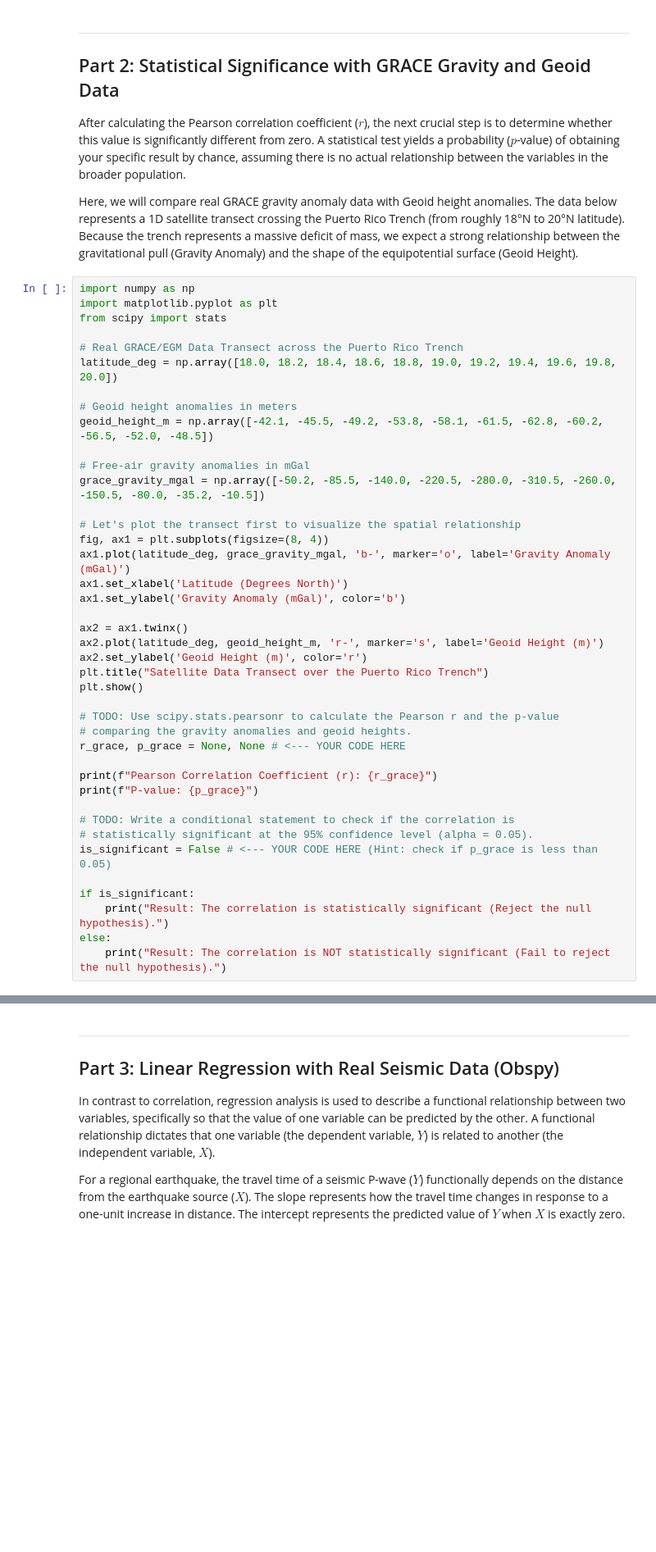
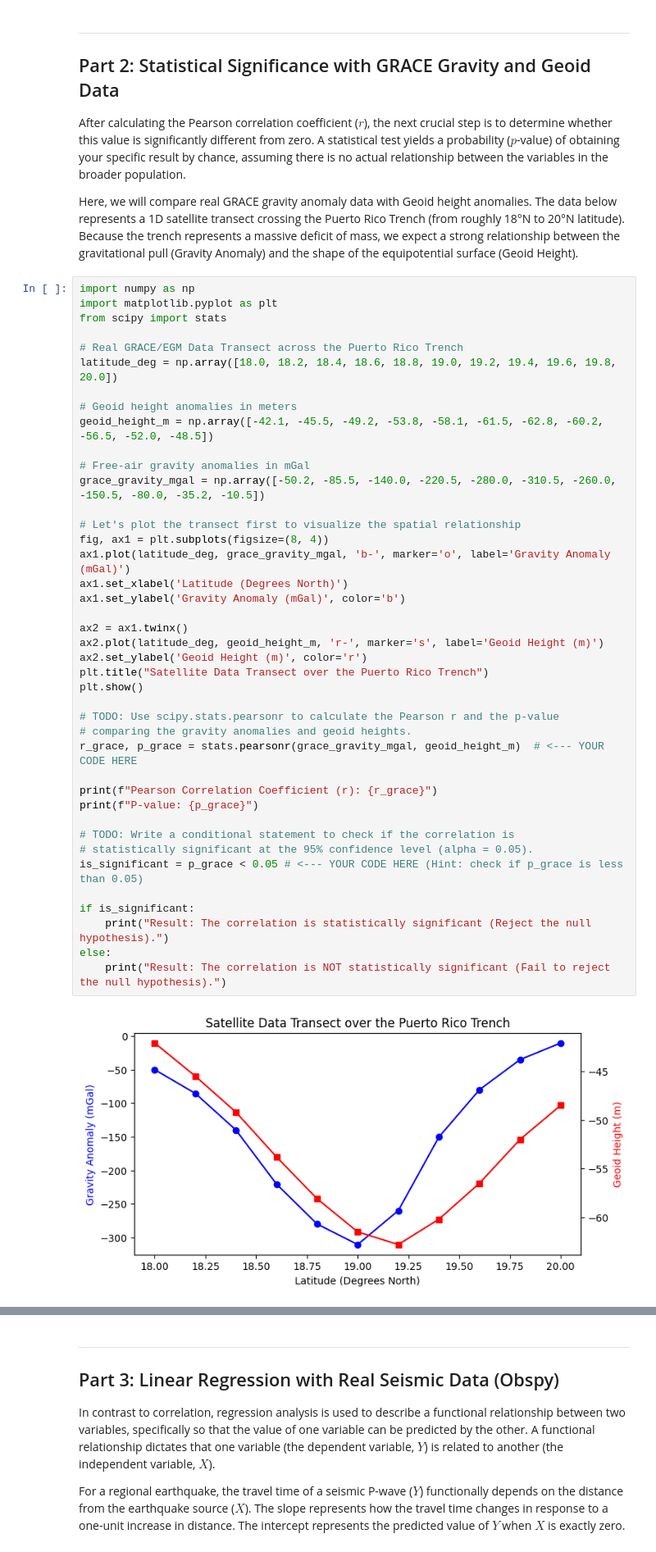
Before and after one commit to Hayden-Martin4250/Earthscience2245, a Jupyter notebook: ES2245_lab7.ipynb, the cells around one changed output, grey strips where cells are left out. Shown at 82% size. Drawn from its saved outputs; the diff is of its cells as text; blank space fills up the shorter version.

```diff
--- a/ES2245_lab7.ipynb
+++ b/ES2245_lab7.ipynb
@@ -80,32 +80,34 @@ latitude_deg = np.array([18.0, 18.2, 18.4, 18.6, 18.8, 19.0, 19.2, 19.4, 19.6, 1
 geoid_height_m = np.array([-42.1, -45.5, -49.2, -53.8, -58.1, -61.5, -62.8, -60.2, -56.5, -52.0, -48.5])
 
 # Free-air gravity anomalies in mGal
 grace_gravity_mgal = np.array([-50.2, -85.5, -140.0, -220.5, -280.0, -310.5, -260.0, -150.5, -80.0, -35.2, -10.5])
 
 # Let's plot the transect first to visualize the spatial relationship
 fig, ax1 = plt.subplots(figsize=(8, 4))
 ax1.plot(latitude_deg, grace_gravity_mgal, 'b-', marker='o', label='Gravity Anomaly (mGal)')
 ax1.set_xlabel('Latitude (Degrees North)')
 ax1.set_ylabel('Gravity Anomaly (mGal)', color='b')
 
 ax2 = ax1.twinx()
 ax2.plot(latitude_deg, geoid_height_m, 'r-', marker='s', label='Geoid Height (m)')
 ax2.set_ylabel('Geoid Height (m)', color='r')
 plt.title("Satellite Data Transect over the Puerto Rico Trench")
 plt.show()
 
 # TODO: Use scipy.stats.pearsonr to calculate the Pearson r and the p-value
 # comparing the gravity anomalies and geoid heights.
-r_grace, p_grace = None, None # <--- YOUR CODE HERE
+r_grace, p_grace = stats.pearsonr(grace_gravity_mgal, geoid_height_m)  # <--- YOUR CODE HERE
 
 print(f"Pearson Correlation Coefficient (r): {r_grace}")
 print(f"P-value: {p_grace}")
 
 # TODO: Write a conditional statement to check if the correlation is
 # statistically significant at the 95% confidence level (alpha = 0.05).
-is_significant = False # <--- YOUR CODE HERE (Hint: check if p_grace is less than 0.05)
+is_significant = p_grace < 0.05 # <--- YOUR CODE HERE (Hint: check if p_grace is less than 0.05)
 
 if is_significant:
     print("Result: The correlation is statistically significant (Reject the null hypothesis).")
 else:
     print("Result: The correlation is NOT statistically significant (Fail to reject the null hypothesis).")
+# %% [output]
+[figure, added]
```
Also changed, not shown: parts of 1 cell of this notebook.
